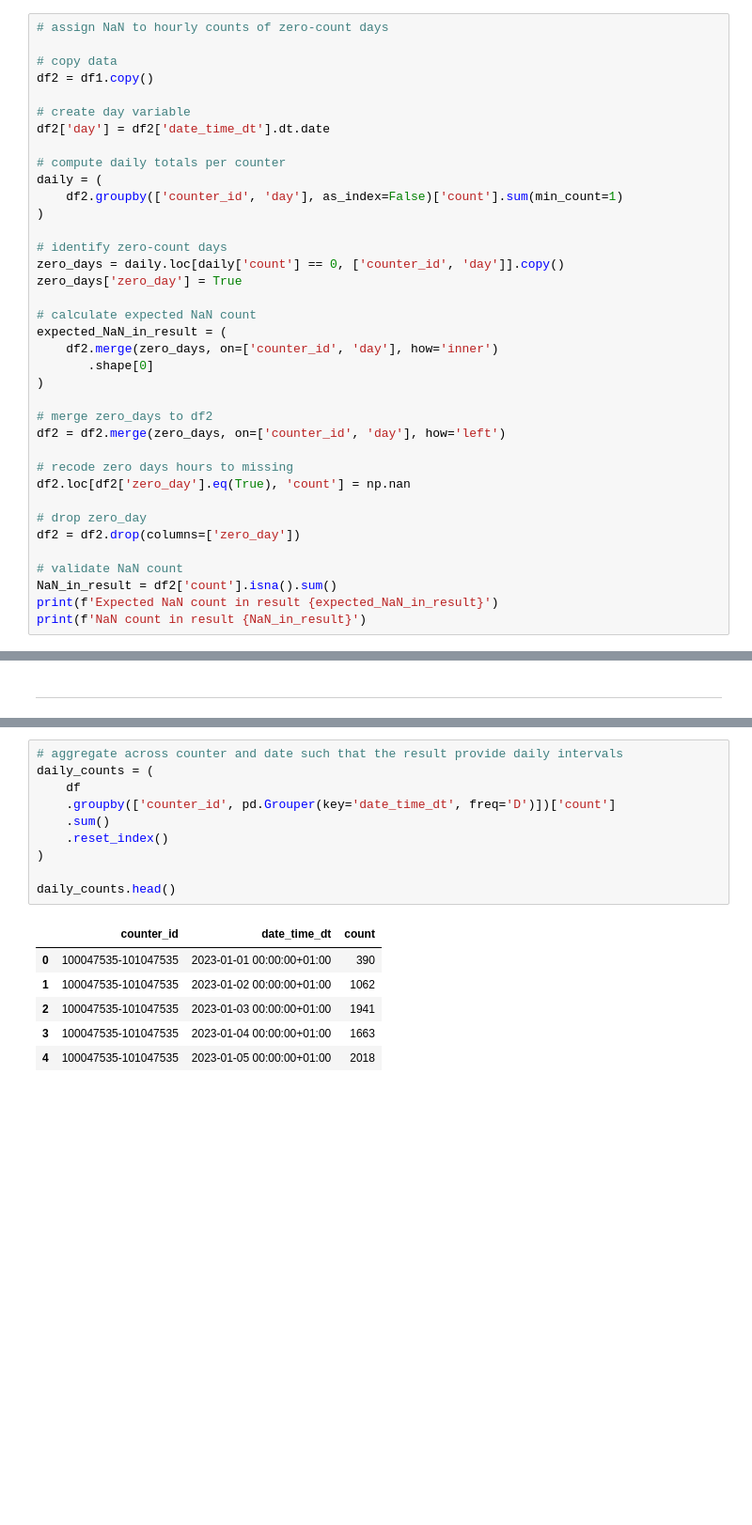
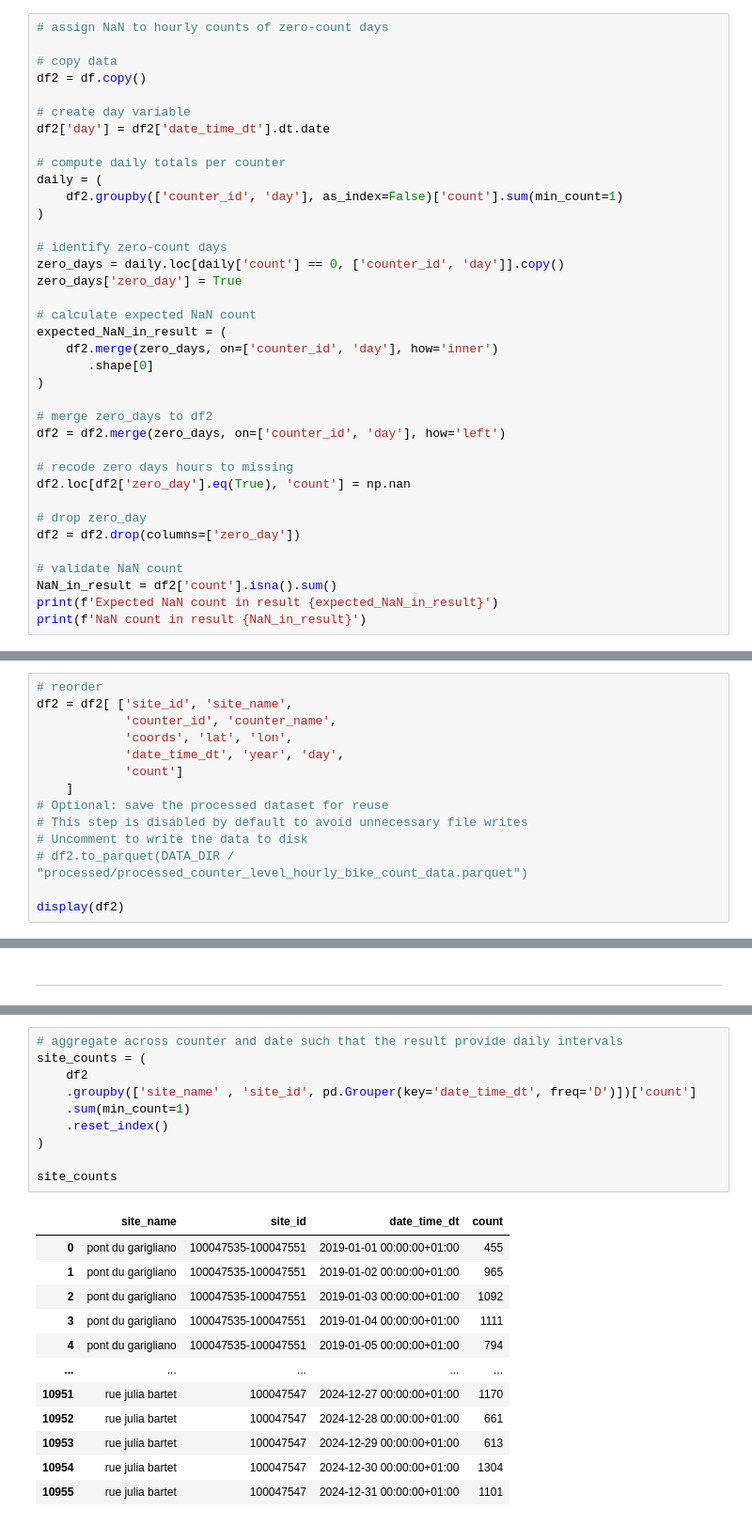
Before and after one commit to bpgodsil/meteo_velo, a Jupyter notebook: notebooks/03_bike_data_preprocess.ipynb, the cells around one changed output, grey strips where cells are left out. Shown at 94% size. Cells and saved outputs as stored; diff of their text form; blank space fills up the shorter version.

```diff
--- a/notebooks/03_bike_data_preprocess.ipynb
+++ b/notebooks/03_bike_data_preprocess.ipynb
@@ -171,7 +152,7 @@ df1 = df1[
 # assign NaN to hourly counts of zero-count days
 
 # copy data
-df2 = df1.copy()
+df2 = df.copy()
 
 # create day variable
 df2['day'] = df2['date_time_dt'].dt.date
@@ -259,0 +215,14 @@ display(unique_sites_alt)
+# %%
+# reorder
+df2 = df2[ ['site_id', 'site_name',
+            'counter_id', 'counter_name',
+            'coords', 'lat', 'lon',
+            'date_time_dt', 'year', 'day',
+            'count']
+    ]
+# Optional: save the processed dataset for reuse
+# This step is disabled by default to avoid unnecessary file writes
+# Uncomment to write the data to disk
+# df2.to_parquet(DATA_DIR / "processed/processed_counter_level_hourly_bike_count_data.parquet")
+
+display(df2)
@@ -266,17 +249,23 @@ Examine each counter to understand whether they show any unusual high-count days
 # %%
 # aggregate across counter and date such that the result provide daily intervals
-daily_counts = (
-    df
-    .groupby(['counter_id', pd.Grouper(key='date_time_dt', freq='D')])['count']
-    .sum()
+site_counts = (
+    df2
+    .groupby(['site_name' , 'site_id', pd.Grouper(key='date_time_dt', freq='D')])['count']
+    .sum(min_count=1)
     .reset_index()
 )
 
-daily_counts.head()
+site_counts
 # %% [output]
-|  | counter_id | date_time_dt | count |
-| 0 | 100047535-101047535 | 2023-01-01 00:00:00+01:00 | 390 |
-| 1 | 100047535-101047535 | 2023-01-02 00:00:00+01:00 | 1062 |
-| 2 | 100047535-101047535 | 2023-01-03 00:00:00+01:00 | 1941 |
-| 3 | 100047535-101047535 | 2023-01-04 00:00:00+01:00 | 1663 |
-| 4 | 100047535-101047535 | 2023-01-05 00:00:00+01:00 | 2018 |
+|  | site_name | site_id | date_time_dt | count |
+| 0 | pont du garigliano | 100047535-100047551 | 2019-01-01 00:00:00+01:00 | 455 |
+| 1 | pont du garigliano | 100047535-100047551 | 2019-01-02 00:00:00+01:00 | 965 |
+| 2 | pont du garigliano | 100047535-100047551 | 2019-01-03 00:00:00+01:00 | 1092 |
+| 3 | pont du garigliano | 100047535-100047551 | 2019-01-04 00:00:00+01:00 | 1111 |
+| 4 | pont du garigliano | 100047535-100047551 | 2019-01-05 00:00:00+01:00 | 794 |
+| ... | ... | ... | ... | ... |
+| 10951 | rue julia bartet | 100047547 | 2024-12-27 00:00:00+01:00 | 1170 |
+| 10952 | rue julia bartet | 100047547 | 2024-12-28 00:00:00+01:00 | 661 |
+| 10953 | rue julia bartet | 100047547 | 2024-12-29 00:00:00+01:00 | 613 |
+| 10954 | rue julia bartet | 100047547 | 2024-12-30 00:00:00+01:00 | 1304 |
+| 10955 | rue julia bartet | 100047547 | 2024-12-31 00:00:00+01:00 | 1101 |
```
Also changed, not shown: parts of 42 cells of this notebook, 3 other files.
